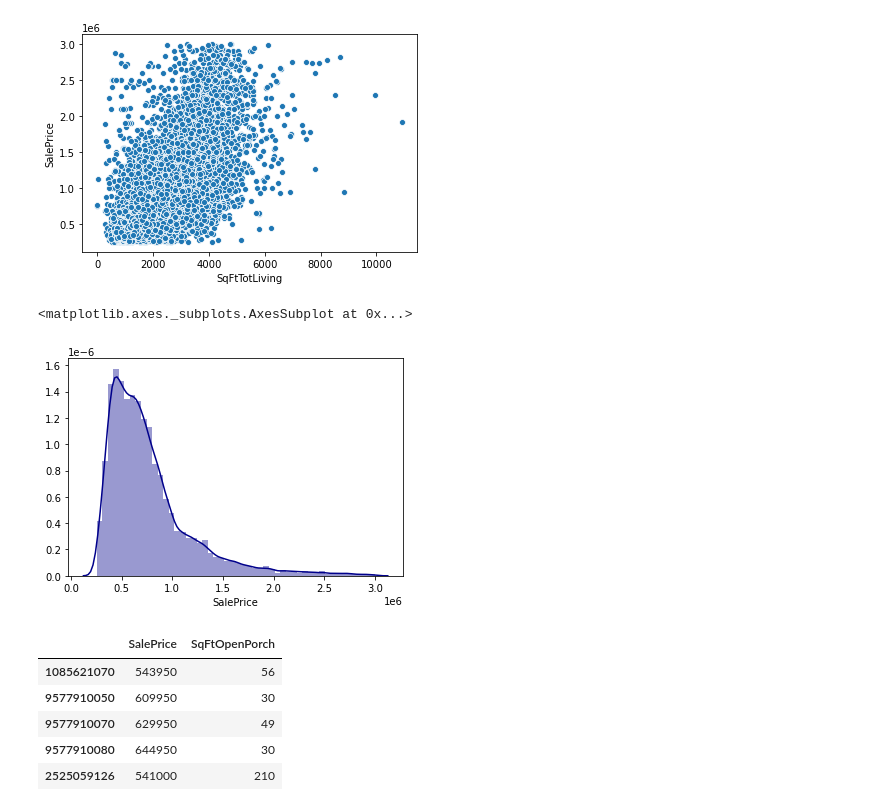
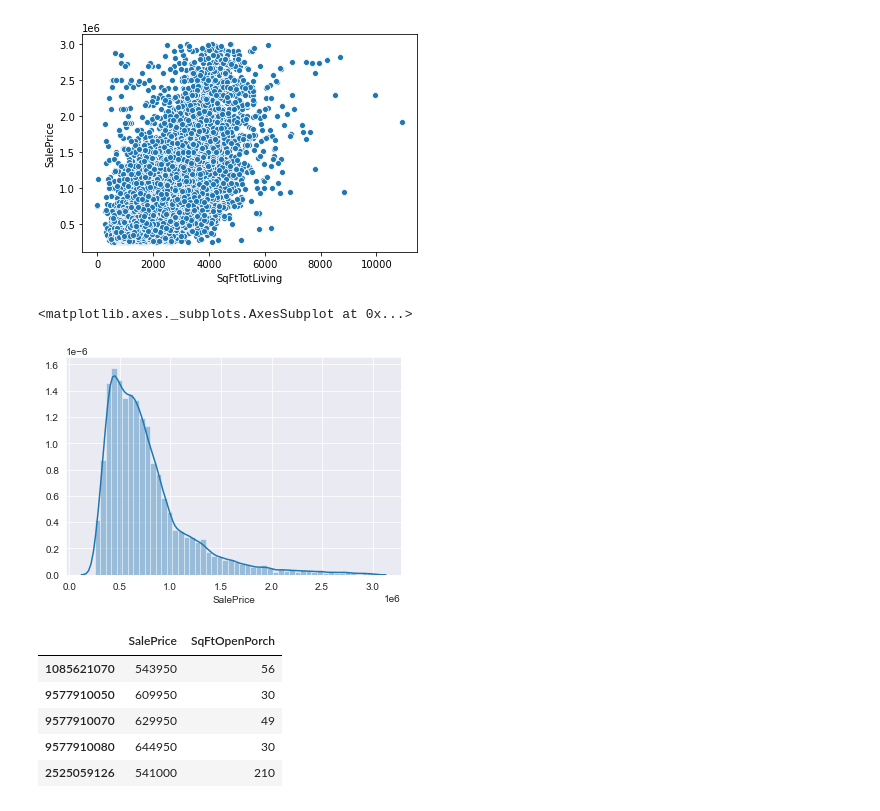
Before and after one commit to howen7/KingHousing, a Jupyter notebook: notebooks/exploratory/Paul_first_model.ipynb, the cells around one changed output. Saved outputs shown, nothing was run; the diff lists cells and outputs as text; code cells hidden in the pictures.

```diff
--- a/notebooks/exploratory/Paul_first_model.ipynb
+++ b/notebooks/exploratory/Paul_first_model.ipynb
@@ -166,10 +175,11 @@ sns.scatterplot(y=df.SalePrice, x =df.SqFtTotLiving)
 <matplotlib.axes._subplots.AxesSubplot at 0x...>
 [figure]
 # %%
-sns.distplot(df.SalePrice, color="darkblue")
+sns.set_style('darkgrid')
+sns.distplot(df.SalePrice)
 # %% [output]
 <matplotlib.axes._subplots.AxesSubplot at 0x...>
-[figure, old version]
+[figure, new version]
 # %%
 porch_data= df[['SalePrice', 'SqFtOpenPorch']]
 porch_data.head()
```
Also changed, not shown: parts of 12 cells of this notebook.
